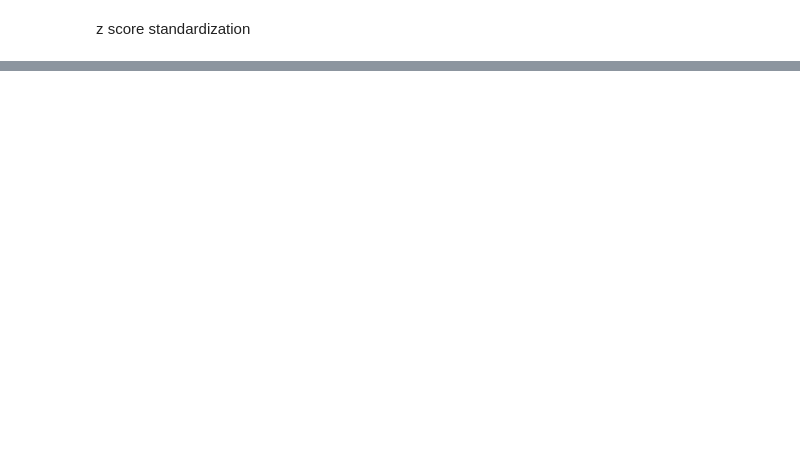
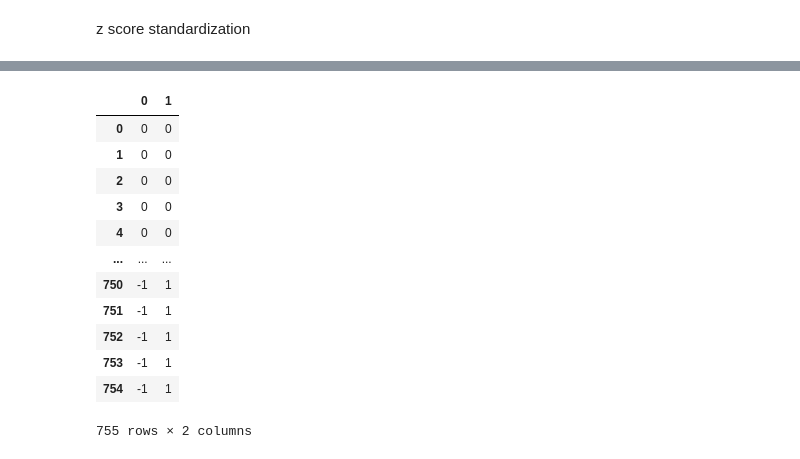
Before and after one commit to Marcusng88/quant-learn, a Jupyter notebook: pairtrading_tuto.ipynb, the cells around one changed output, grey strips where cells are left out. Cells and saved outputs as stored; diff of their text form; code cells hidden in the pictures; blank space fills up the shorter version.

```diff
--- a/pairtrading_tuto.ipynb
+++ b/pairtrading_tuto.ipynb
@@ -132,0 +141,16 @@ plt.plot(np.cumsum(pnl[testset]))
+# %%
+positions
+# %% [output]
+|  | 0 | 1 |
+| 0 | 0 | 0 |
+| 1 | 0 | 0 |
+| 2 | 0 | 0 |
+| 3 | 0 | 0 |
+| 4 | 0 | 0 |
+| ... | ... | ... |
+| 750 | -1 | 1 |
+| 751 | -1 | 1 |
+| 752 | -1 | 1 |
+| 753 | -1 | 1 |
+| 754 | -1 | 1 |
+755 rows × 2 columns
```
Also changed, not shown: parts of 15 cells of this notebook.
